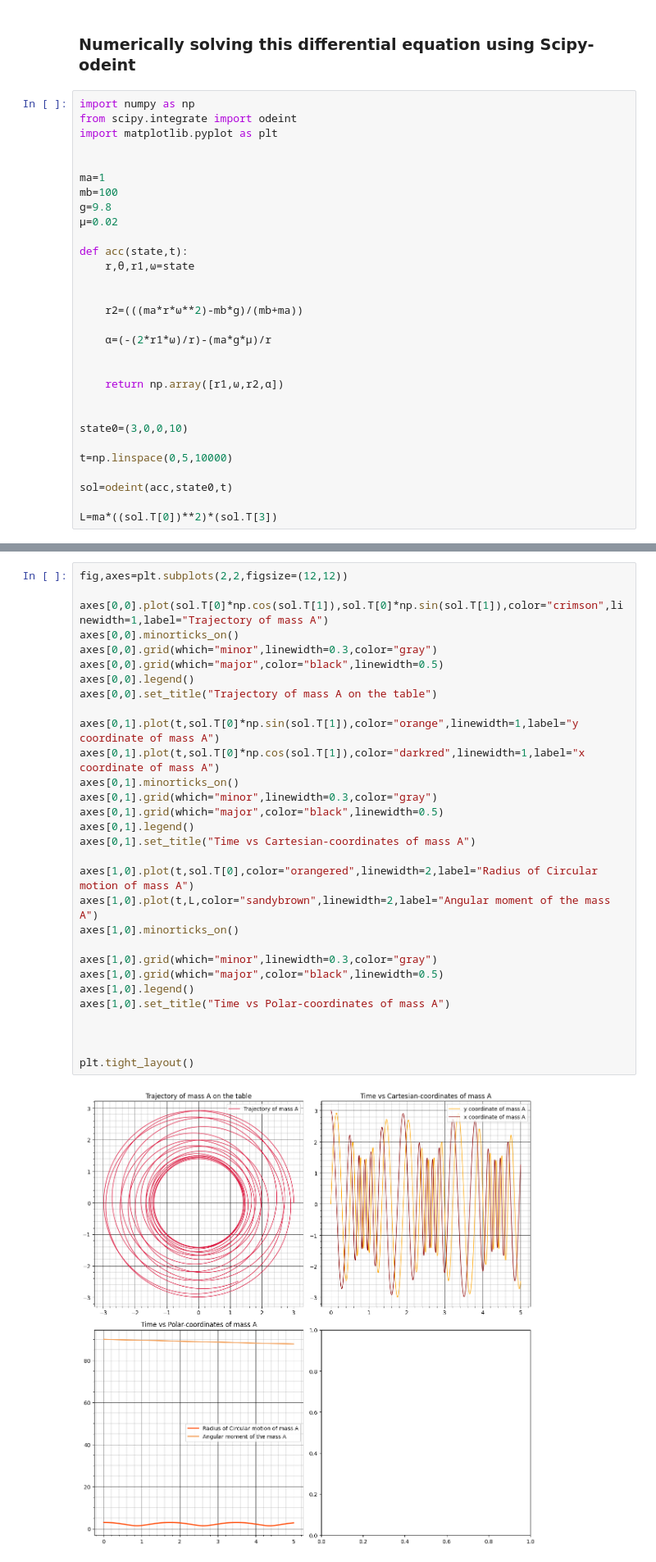
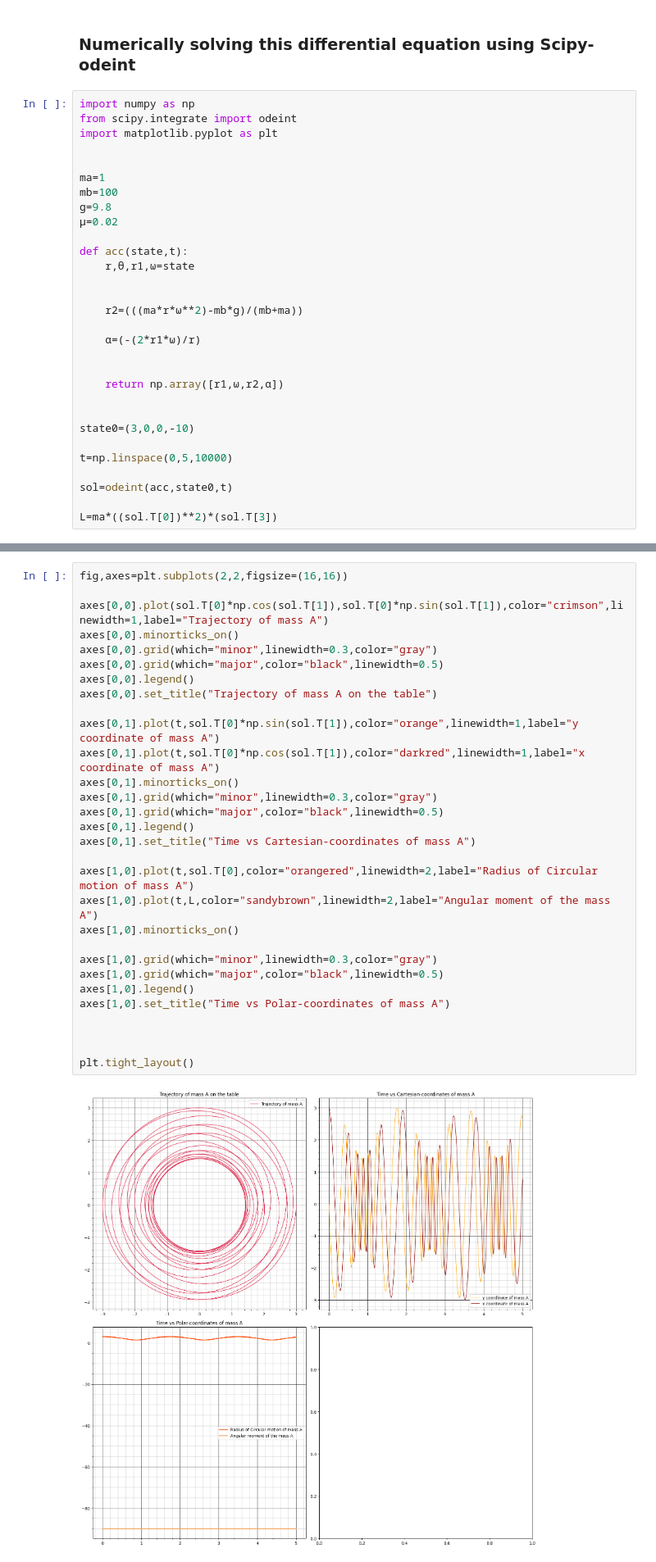
Before and after one commit to gsuparnajitphys-dotcom/Classical_mechanics_simulations, a Jupyter notebook: Constrained_Motion/Constrained1.ipynb, the cells around one changed output, grey strips where cells are left out. Shown at 82% size. Saved outputs shown, nothing was run; the diff lists cells and outputs as text.

```diff
--- a/Constrained_Motion/Constrained1.ipynb
+++ b/Constrained_Motion/Constrained1.ipynb
@@ -65,13 +65,13 @@ def acc(state,t):
 
     r2=(((ma*r*ω**2)-mb*g)/(mb+ma))
 
-    α=(-(2*r1*ω)/r)-(ma*g*μ)/r
+    α=(-(2*r1*ω)/r)
 
 
     return np.array([r1,ω,r2,α])
 
 
-state0=(3,0,0,10)
+state0=(3,0,0,-10)
 
 t=np.linspace(0,5,10000)
 
@@ -97,35 +97,35 @@ array([[ 3.00000000e+00,  0.00000000e+00,  0.00000000e+00,
 # %%
-fig,axes=plt.subplots(2,2,figsize=(12,12))
+fig,axes=plt.subplots(2,2,figsize=(16,16))
 
 axes[0,0].plot(sol.T[0]*np.cos(sol.T[1]),sol.T[0]*np.sin(sol.T[1]),color="crimson",linewidth=1,label="Trajectory of mass A")
 axes[0,0].minorticks_on()
 axes[0,0].grid(which="minor",linewidth=0.3,color="gray")
 axes[0,0].grid(which="major",color="black",linewidth=0.5)
 axes[0,0].legend()
 axes[0,0].set_title("Trajectory of mass A on the table")
 
 axes[0,1].plot(t,sol.T[0]*np.sin(sol.T[1]),color="orange",linewidth=1,label="y coordinate of mass A")
 axes[0,1].plot(t,sol.T[0]*np.cos(sol.T[1]),color="darkred",linewidth=1,label="x coordinate of mass A")
 axes[0,1].minorticks_on()
 axes[0,1].grid(which="minor",linewidth=0.3,color="gray")
 axes[0,1].grid(which="major",color="black",linewidth=0.5)
 axes[0,1].legend()
 axes[0,1].set_title("Time vs Cartesian-coordinates of mass A")
 
 axes[1,0].plot(t,sol.T[0],color="orangered",linewidth=2,label="Radius of Circular motion of mass A")
 axes[1,0].plot(t,L,color="sandybrown",linewidth=2,label="Angular moment of the mass A")
 axes[1,0].minorticks_on()
 
 axes[1,0].grid(which="minor",linewidth=0.3,color="gray")
 axes[1,0].grid(which="major",color="black",linewidth=0.5)
 axes[1,0].legend()
 axes[1,0].set_title("Time vs Polar-coordinates of mass A")
 
 
 
 plt.tight_layout()
 # %% [output]
-[figure, old version]
+[figure, new version]
 # %% [markdown]
 ### **3. Solving for Angular Velocity $\dot{\theta}$ (Conservation of Angular Momentum)**
 
```
Also changed, not shown: parts of 1 cell of this notebook.
